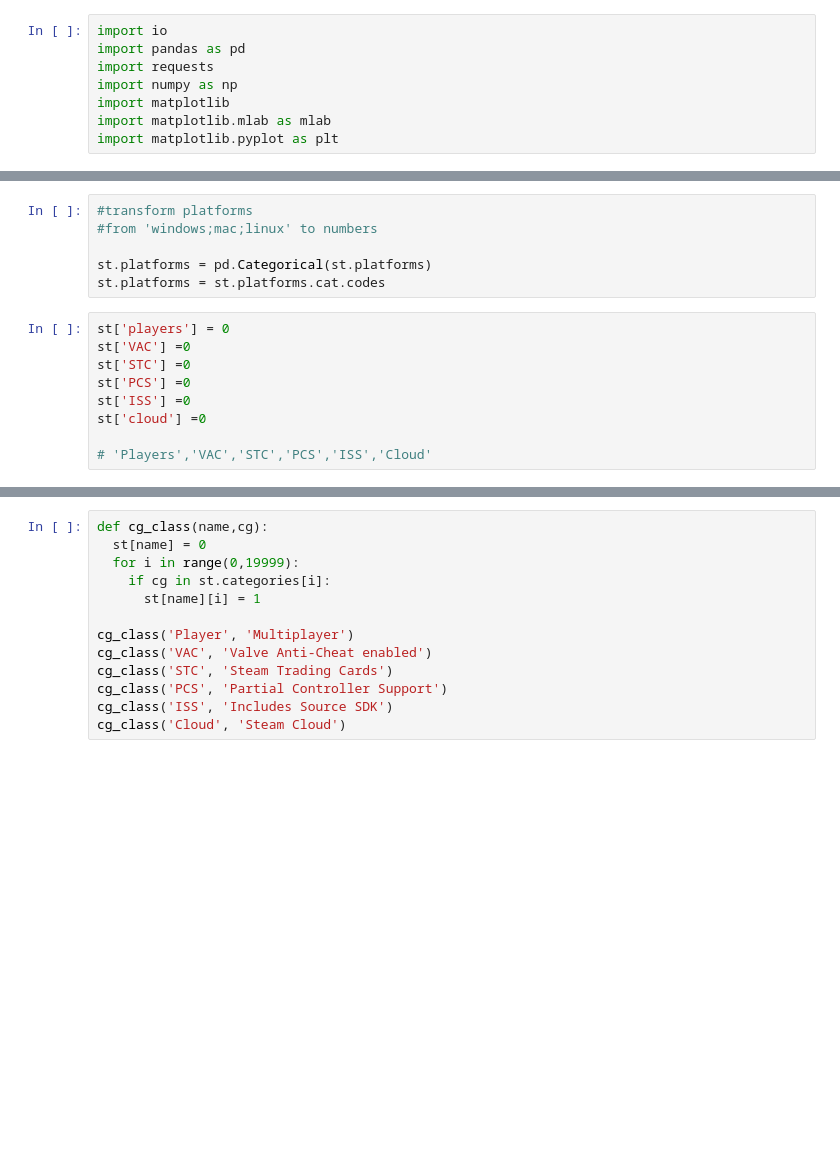
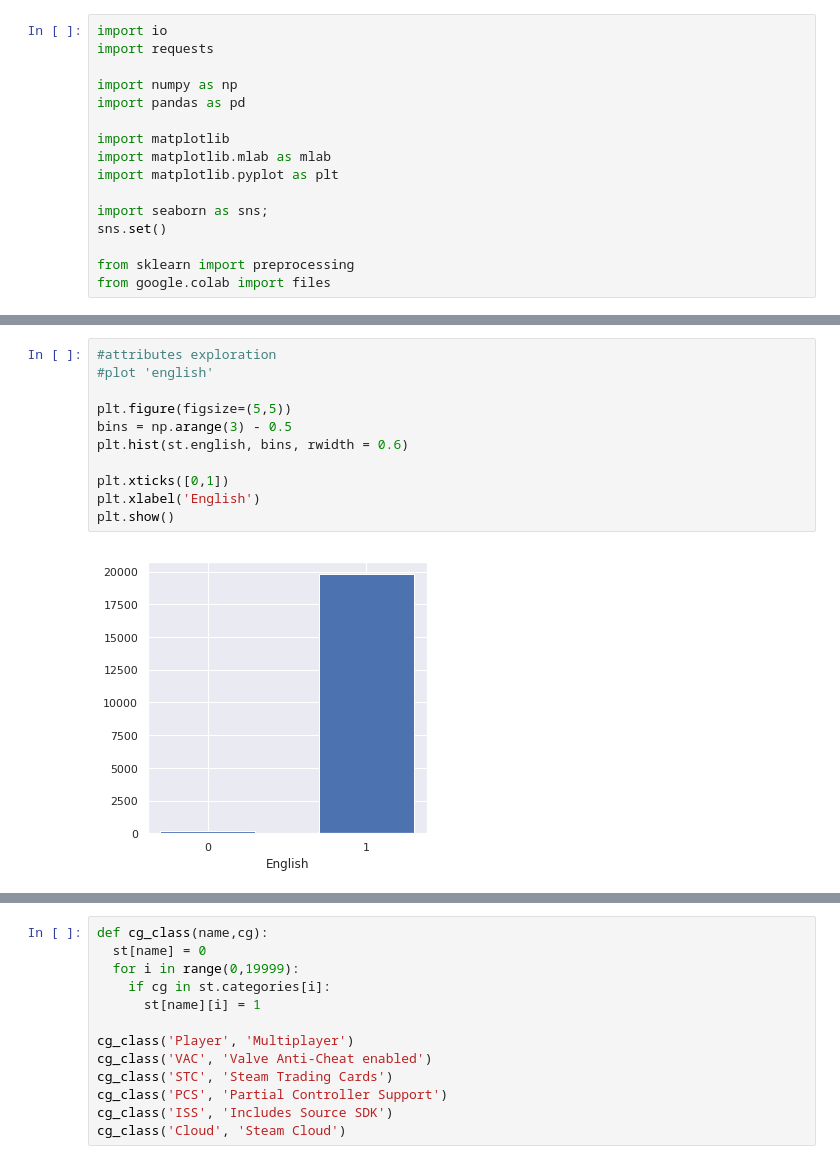
Before and after one commit to ovllya126/UTS_ML2019_ID13307095, a Jupyter notebook: A2.ipynb, the cells around one changed output, grey strips where cells are left out. Drawn from its saved outputs; the diff is of its cells as text; blank space fills up the shorter version.

Commit message:
Plots and Pre-processing

```diff
--- a/A2.ipynb
+++ b/A2.ipynb
@@ -2,12 +2,20 @@
 <a href="https://colab.research.google.com/github/ovllya126/UTS_ML2019_ID13307095/blob/master/A2.ipynb" target="_parent"><img src="https://colab.research.google.com/assets/colab-badge.svg" alt="Open In Colab"/></a>
 # %%
 import io
+import requests
+
+import numpy as np
 import pandas as pd
-import requests
-import numpy as np
+
 import matplotlib
 import matplotlib.mlab as mlab
 import matplotlib.pyplot as plt
+
+import seaborn as sns;
+sns.set()
+
+from sklearn import preprocessing
+from google.colab import files
 # %%
 url = 'https://raw.githubusercontent.com/ovllya126/UTS_ML2019_ID13307095/master/steam_training.csv'
 url_s = requests.get(url).text
@@ -20,18 +28,16 @@ st.head()
 | 2 | 3 | Day of Defeat | 1/5/03 | 1 | Valve | Valve | windows;mac;linux | 0 | Multi-player;Valve Anti-Cheat ena... | ... |
 | 3 | 4 | Deathmatch Classic | 1/6/01 | 1 | Valve | Valve | windows;mac;linux | 0 | Multi-player;Online Multi-Player;... | ... |
 | 4 | 5 | Half-Life: Opposing Force | 1/11/99 | 1 | Gearbox Software | Valve | windows;mac;linux | 0 | Single-player;Multi-player;Valve ... | ... |
-# %%
-#transform platforms
-#from 'windows;mac;linux' to numbers
-
-st.platforms = pd.Categorical(st.platforms)
-st.platforms = st.platforms.cat.codes
-# %%
-st['players'] = 0
-st['VAC'] =0
-st['STC'] =0
-st['PCS'] =0
-st['ISS'] =0
-st['cloud'] =0
-
-# 'Players','VAC','STC','PCS','ISS','Cloud'
+# %%
+#attributes exploration
+#plot 'english'
+
+plt.figure(figsize=(5,5))
+bins = np.arange(3) - 0.5
+plt.hist(st.english, bins, rwidth = 0.6)
+
+plt.xticks([0,1])
+plt.xlabel('English')
+plt.show()
+# %% [output]
+[figure, added]
```
Also changed, not shown: parts of 31 cells of this notebook.
